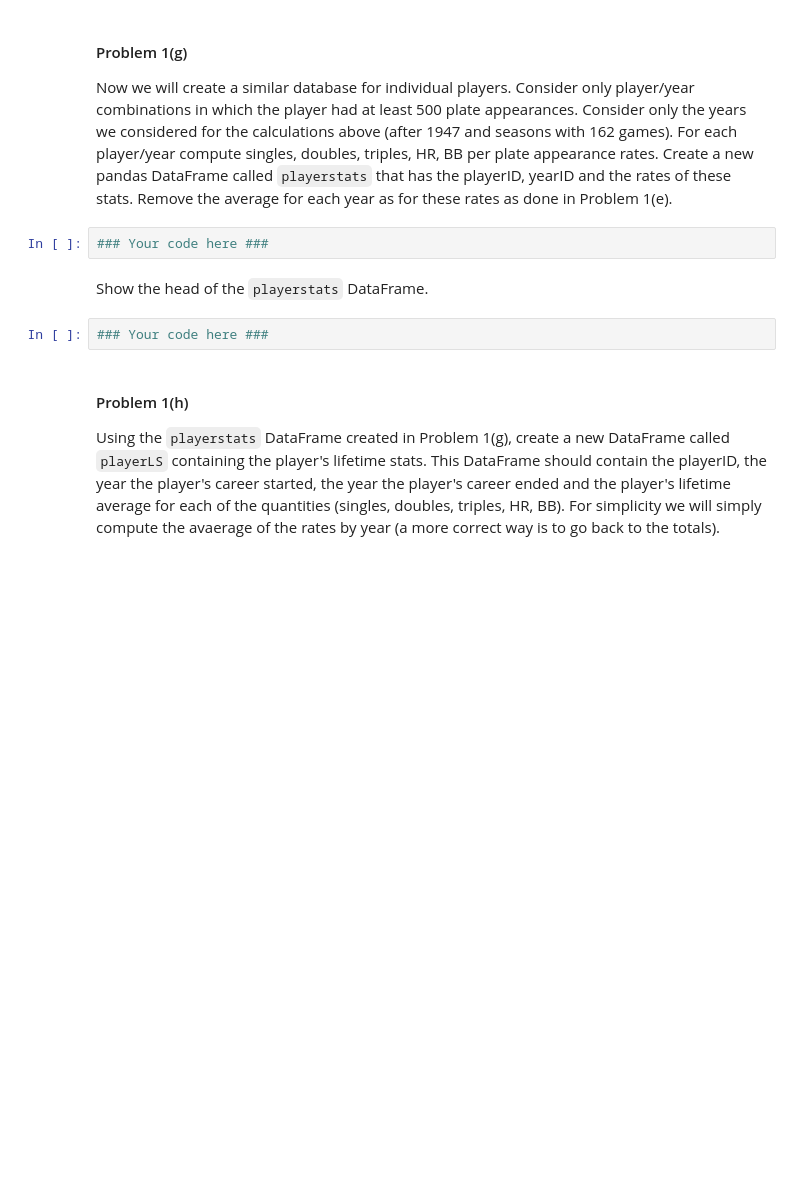
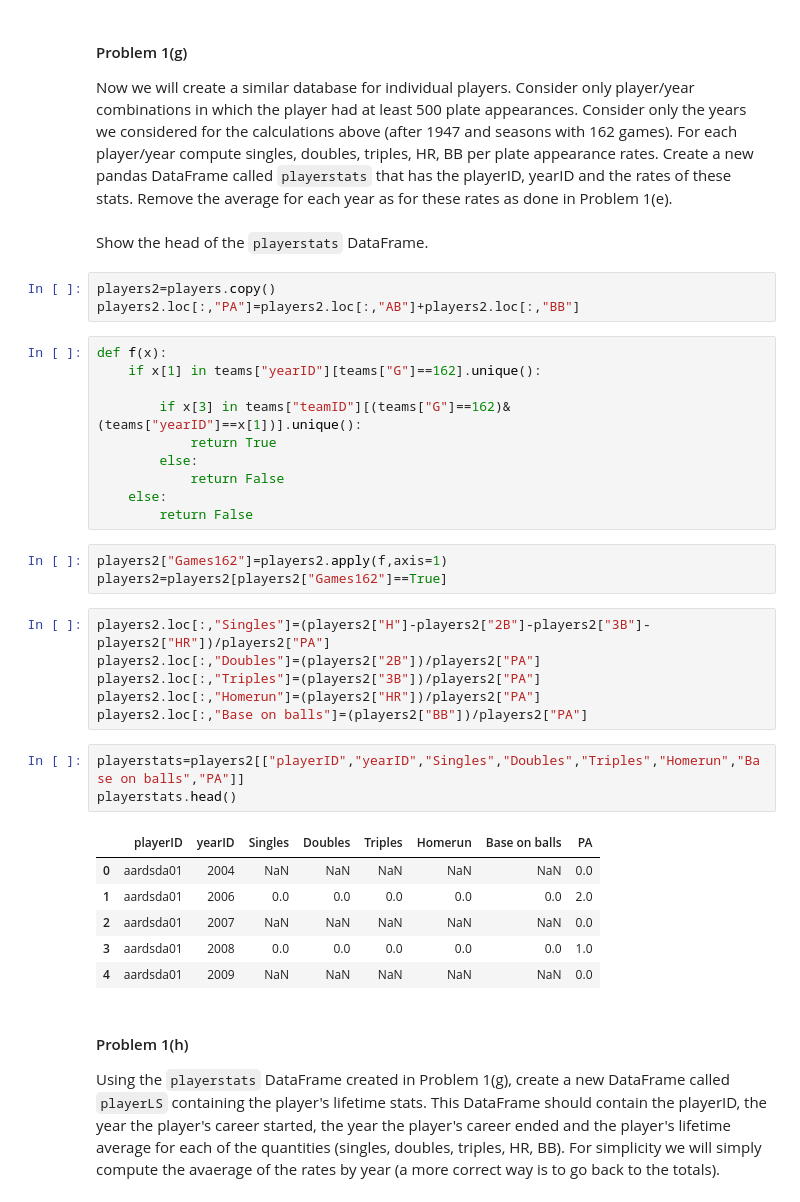
Before and after one commit to StevenDalderop/2014, a Jupyter notebook: homework/HW3.ipynb, the cells around one changed output. Saved outputs shown, nothing was run; the diff lists cells and outputs as text; blank space fills up the shorter version.

```diff
--- a/homework/HW3.ipynb
+++ b/homework/HW3.ipynb
@@ -236,12 +256,40 @@ sklearn.metrics.mean_squared_error(y_test,pred)
 #### Problem 1(g)
 
 Now we will create a similar database for individual players. Consider only player/year combinations in which the player had at least 500 plate appearances. Consider only the years we considered for the calculations above (after 1947 and seasons with 162 games). For each player/year compute singles, doubles, triples, HR, BB per plate appearance rates. Create a new pandas DataFrame called `playerstats` that has the playerID, yearID and the rates of these stats.  Remove the average for each year as for these rates as done in Problem 1(e).
-# %%
-### Your code here ###
 # %% [markdown]
 Show the head of the `playerstats` DataFrame.
-# %%
-### Your code here ###
+# %%
+players2=players.copy()
+players2.loc[:,"PA"]=players2.loc[:,"AB"]+players2.loc[:,"BB"]
+# %%
+def f(x):
+    if x[1] in teams["yearID"][teams["G"]==162].unique():
+
+        if x[3] in teams["teamID"][(teams["G"]==162)&(teams["yearID"]==x[1])].unique():
+            return True
+        else:
+            return False
+    else:
+        return False
+# %%
+players2["Games162"]=players2.apply(f,axis=1)
+players2=players2[players2["Games162"]==True]
+# %%
+players2.loc[:,"Singles"]=(players2["H"]-players2["2B"]-players2["3B"]-players2["HR"])/players2["PA"]
+players2.loc[:,"Doubles"]=(players2["2B"])/players2["PA"]
+players2.loc[:,"Triples"]=(players2["3B"])/players2["PA"]
+players2.loc[:,"Homerun"]=(players2["HR"])/players2["PA"]
+players2.loc[:,"Base on balls"]=(players2["BB"])/players2["PA"]
+# %%
+playerstats=players2[["playerID","yearID","Singles","Doubles","Triples","Homerun","Base on balls","PA"]]
+playerstats.head()
+# %% [output]
+|  | playerID | yearID | Singles | Doubles | Triples | Homerun | Base on balls | PA |
+| 0 | aardsda01 | 2004 | NaN | NaN | NaN | NaN | NaN | 0.0 |
+| 1 | aardsda01 | 2006 | 0.0 | 0.0 | 0.0 | 0.0 | 0.0 | 2.0 |
+| 2 | aardsda01 | 2007 | NaN | NaN | NaN | NaN | NaN | 0.0 |
+| 3 | aardsda01 | 2008 | 0.0 | 0.0 | 0.0 | 0.0 | 0.0 | 1.0 |
+| 4 | aardsda01 | 2009 | NaN | NaN | NaN | NaN | NaN | 0.0 |
 # %% [markdown]
 #### Problem 1(h)
 
```
Also changed, not shown: parts of 33 cells of this notebook.
